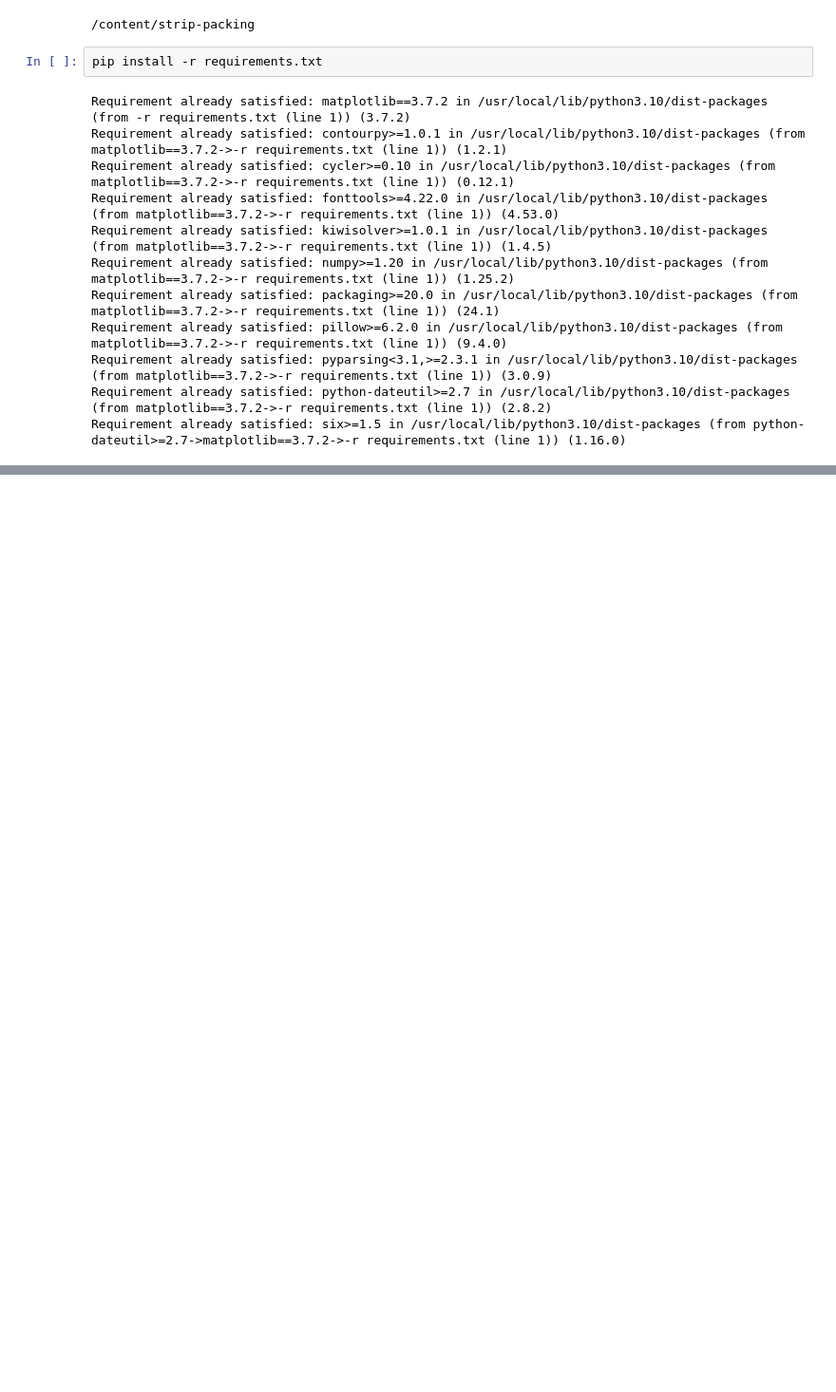
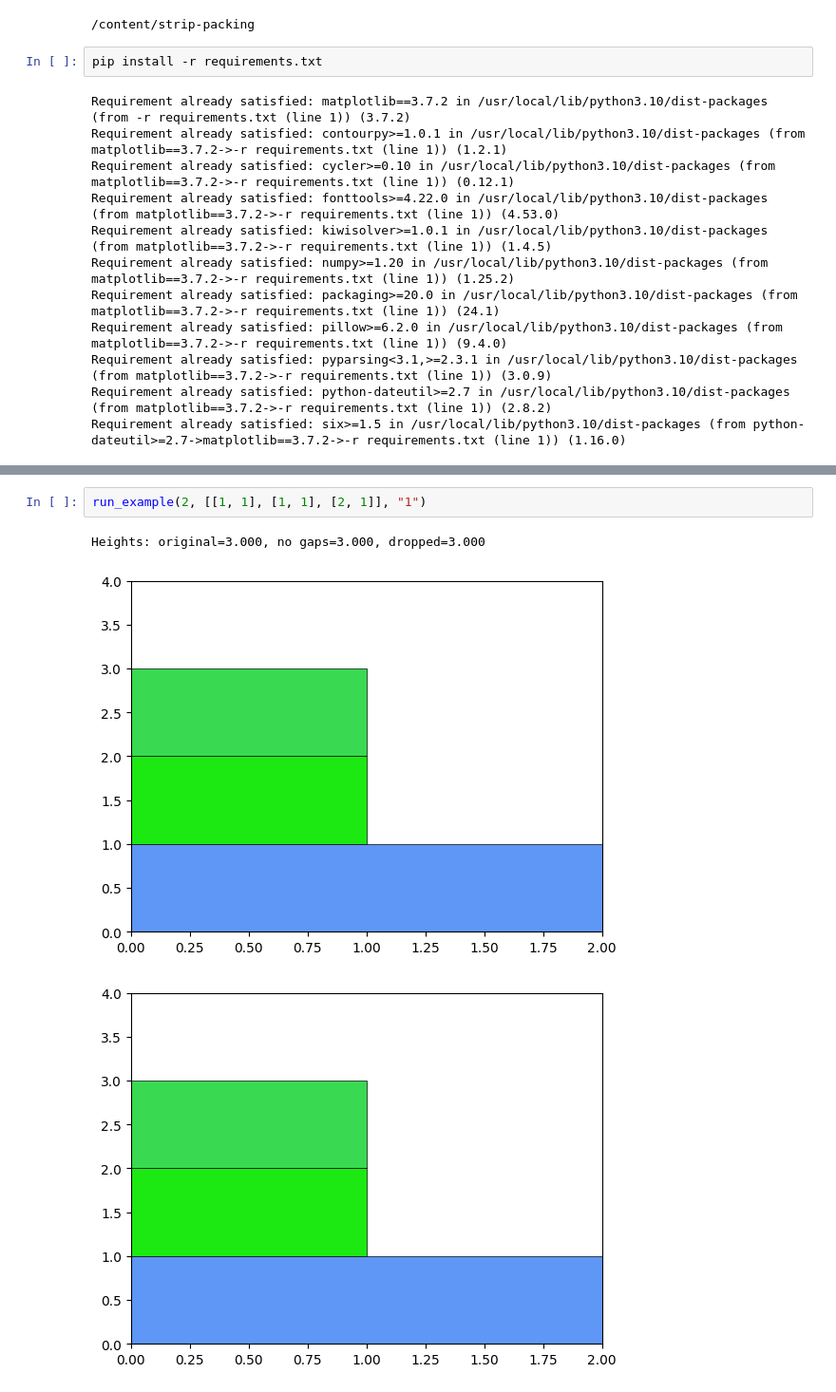
Before and after one commit to yzdxdydz/strip-packing, a Jupyter notebook: examples/example.ipynb, the cells around one changed output, grey strips where cells are left out. Shown: that part at 95% size. Drawn from its saved outputs; the diff is of its cells as text; blank space fills up the shorter version.

```diff
--- a/examples/example.ipynb
+++ b/examples/example.ipynb
@@ -231,0 +221,6 @@ run_example(30, [[5, 3], [5, 3], [2, 4], [30, 8],
+# %%
+run_example(2, [[1, 1], [1, 1], [2, 1]], "1")
+# %% [output]
+Heights: original=3.000, no gaps=3.000, dropped=3.000
+[figure, added]
+[figure, added]
```
Also changed, not shown: parts of 13 cells of this notebook, 25 other files.
